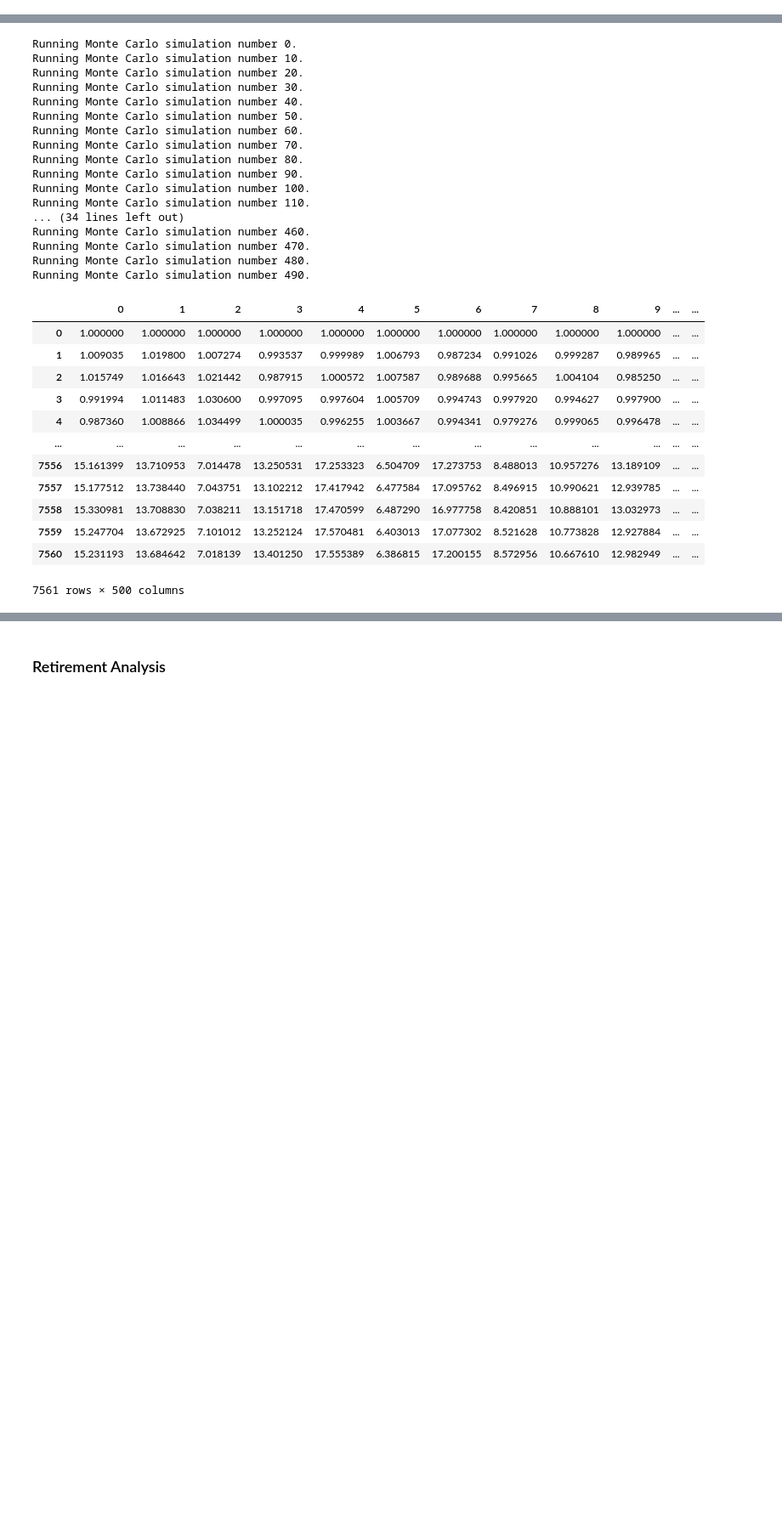
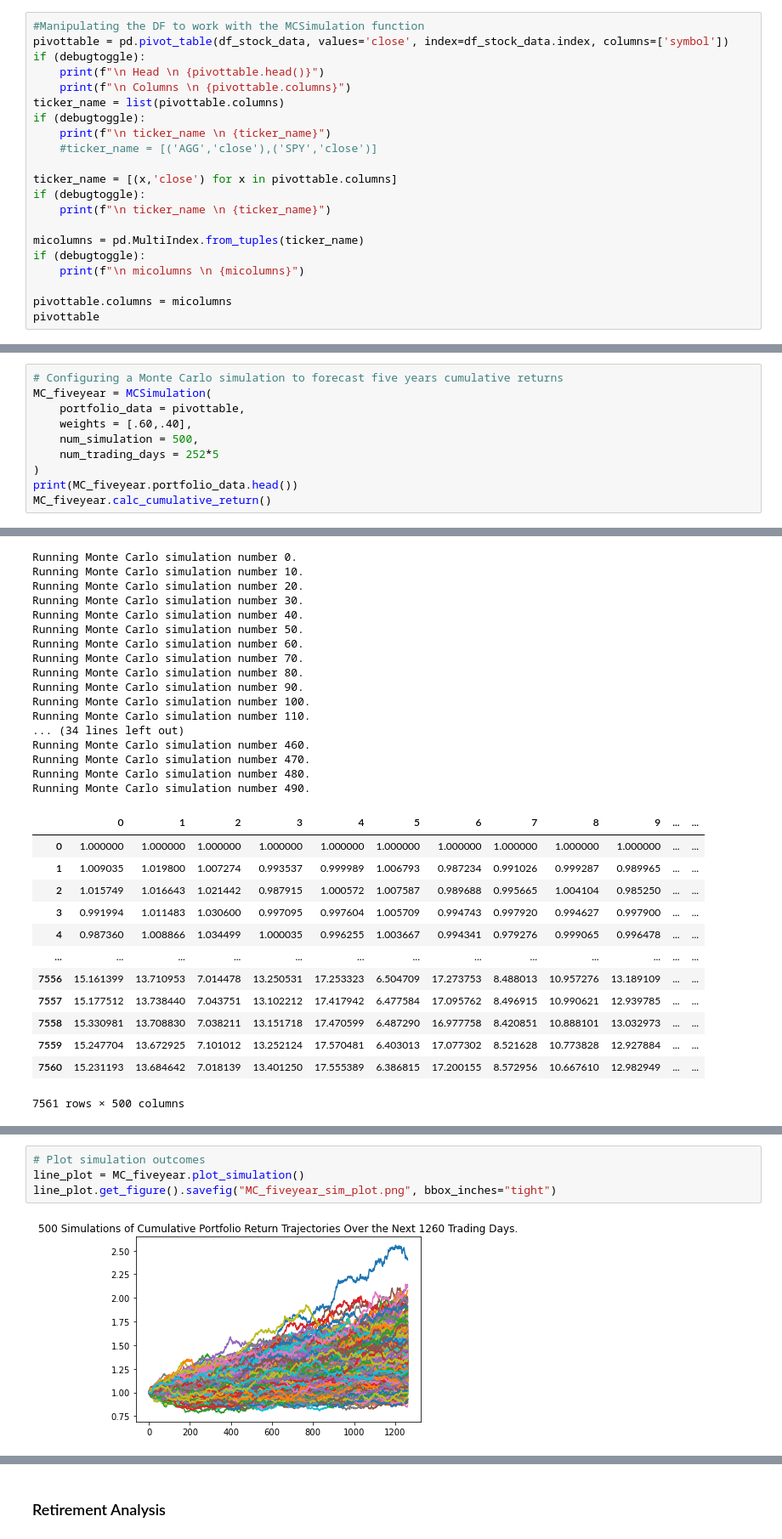
Before and after one commit to nomadic-me/Financial-Planner, a Jupyter notebook: financial-planner.ipynb, the cells around one changed output, grey strips where cells are left out. Shown: that part at 85% size. Drawn from its saved outputs; the diff is of its cells as text; blank space fills up the shorter version.

Commit message:
Completed preliminary MC Simulation
Signed-off-by: Satish Surath <s@n-m.co>

```diff
--- a/financial-planner.ipynb
+++ b/financial-planner.ipynb
@@ -201,0 +211,21 @@ df_stock_data.head()
+# %%
+#Manipulating the DF to work with the MCSimulation function
+pivottable = pd.pivot_table(df_stock_data, values='close', index=df_stock_data.index, columns=['symbol'])
+if (debugtoggle):
+    print(f"\n Head \n {pivottable.head()}")
+    print(f"\n Columns \n {pivottable.columns}")
+ticker_name = list(pivottable.columns)
+if (debugtoggle):
+    print(f"\n ticker_name \n {ticker_name}")
+    #ticker_name = [('AGG','close'),('SPY','close')]
+
+ticker_name = [(x,'close') for x in pivottable.columns]
+if (debugtoggle):
+    print(f"\n ticker_name \n {ticker_name}")
+
+micolumns = pd.MultiIndex.from_tuples(ticker_name)
+if (debugtoggle):
+    print(f"\n micolumns \n {micolumns}")
+
+pivottable.columns = micolumns
+pivottable
@@ -201,0 +264,10 @@ df_stock_data.head()
+# %%
+# Configuring a Monte Carlo simulation to forecast five years cumulative returns
+MC_fiveyear = MCSimulation(
+    portfolio_data = pivottable,
+    weights = [.60,.40],
+    num_simulation = 500,
+    num_trading_days = 252*5
+)
+print(MC_fiveyear.portfolio_data.head())
+MC_fiveyear.calc_cumulative_return()
@@ -260,0 +372,6 @@ Running Monte Carlo simulation number 490.
+# %%
+# Plot simulation outcomes
+line_plot = MC_fiveyear.plot_simulation()
+line_plot.get_figure().savefig("MC_fiveyear_sim_plot.png", bbox_inches="tight")
+# %% [output]
+[figure, added]
```
Also changed, not shown: parts of 12 cells of this notebook.
